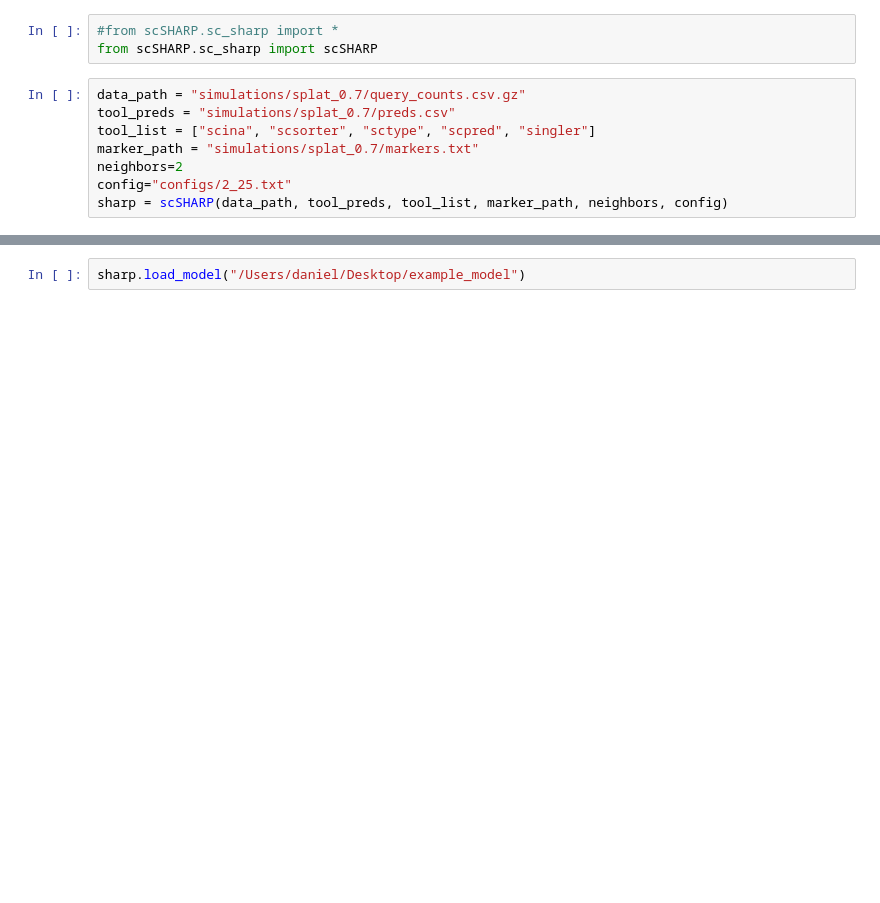
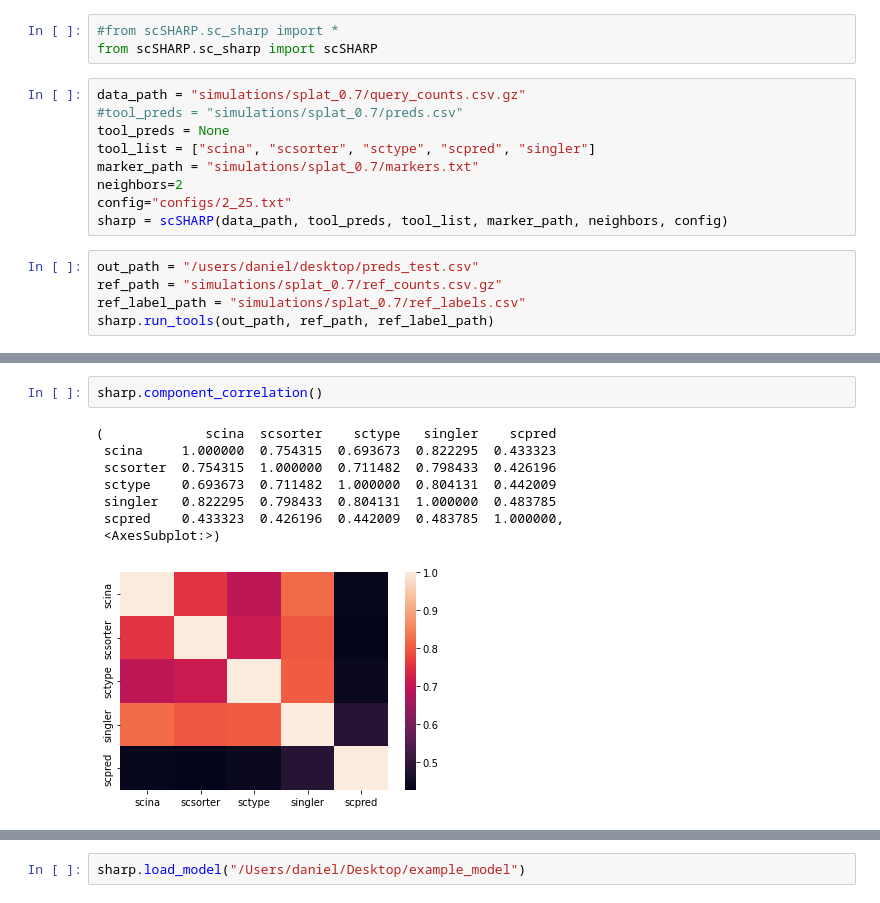
Before and after one commit to mperozek11/scSHARP_tool, a Jupyter notebook: demo.ipynb, the cells around one changed output, grey strips where cells are left out. Drawn from its saved outputs; the diff is of its cells as text; blank space fills up the shorter version.

Commit message:
r integration and correlation

```diff
--- a/demo.ipynb
+++ b/demo.ipynb
@@ -3,9 +3,15 @@
 from scSHARP.sc_sharp import scSHARP
 # %%
 data_path = "simulations/splat_0.7/query_counts.csv.gz"
-tool_preds = "simulations/splat_0.7/preds.csv"
+#tool_preds = "simulations/splat_0.7/preds.csv"
+tool_preds = None
 tool_list = ["scina", "scsorter", "sctype", "scpred", "singler"]
 marker_path = "simulations/splat_0.7/markers.txt"
 neighbors=2
 config="configs/2_25.txt"
 sharp = scSHARP(data_path, tool_preds, tool_list, marker_path, neighbors, config)
+# %%
+out_path = "/users/daniel/desktop/preds_test.csv"
+ref_path = "simulations/splat_0.7/ref_counts.csv.gz"
+ref_label_path = "simulations/splat_0.7/ref_labels.csv"
+sharp.run_tools(out_path, ref_path, ref_label_path)
@@ -12,3 +122,14 @@ sharp = scSHARP(data_path, tool_preds, tool_list, marker_path, neighbors, config
+# %%
+sharp.component_correlation()
+# %% [output]
+(             scina  scsorter    sctype   singler    scpred
+ scina     1.000000  0.754315  0.693673  0.822295  0.433323
+ scsorter  0.754315  1.000000  0.711482  0.798433  0.426196
+ sctype    0.693673  0.711482  1.000000  0.804131  0.442009
+ singler   0.822295  0.798433  0.804131  1.000000  0.483785
+ scpred    0.433323  0.426196  0.442009  0.483785  1.000000,
+ <AxesSubplot:>)
+[figure, added]
 # %%
 preds, train_nodes, test_nodes, keep_cells, conf_scores = sharp.run_prediction(training_epochs=30, thresh=0.51, batch_size=20, seed=8)
 print(preds[0:10])
```
Also changed, not shown: parts of 13 cells of this notebook, 3 other files.
